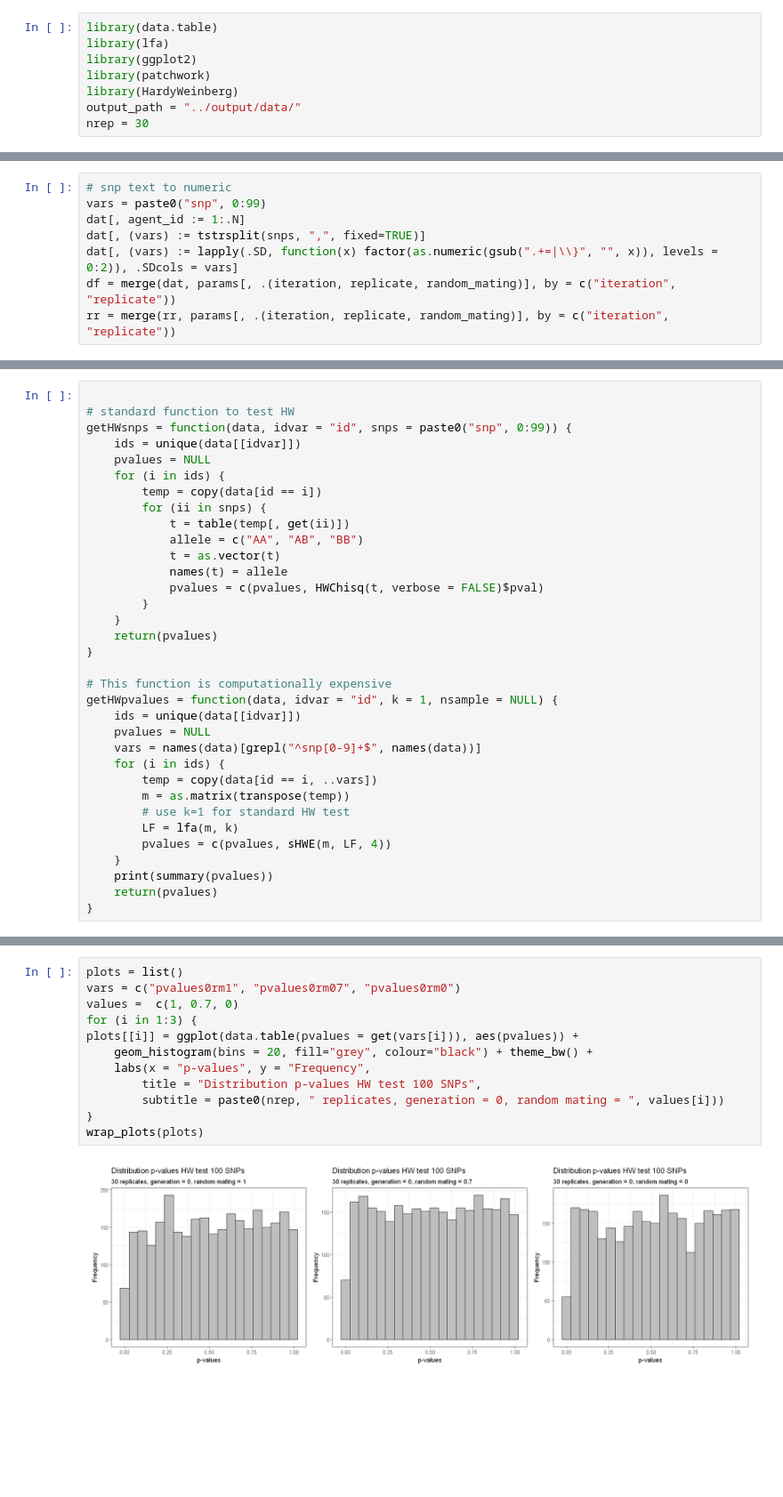
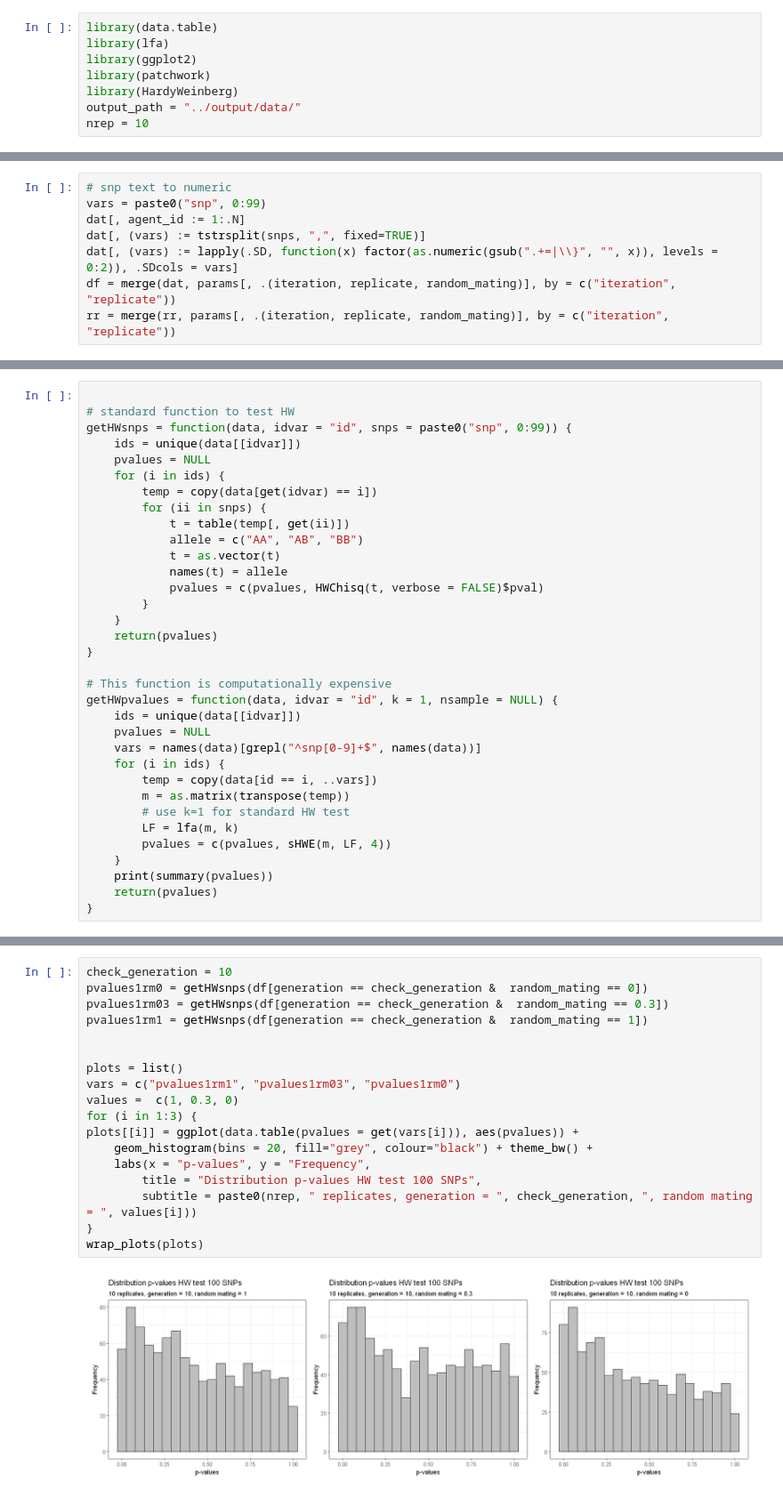
Before and after one commit to sdaza/obesity-dem-heritability, a Jupyter notebook: notebooks/testing-hw-snp-simulation.ipynb, the cells around one changed output, grey strips where cells are left out. Shown at 89% size. Saved outputs shown, nothing was run; the diff lists cells and outputs as text; blank space fills up the shorter version.

```diff
--- a/notebooks/testing-hw-snp-simulation.ipynb
+++ b/notebooks/testing-hw-snp-simulation.ipynb
@@ -13,7 +14,7 @@ library(ggplot2)
 library(patchwork)
 library(HardyWeinberg)
 output_path = "../output/data/"
-nrep = 30
+nrep = 10
 # %%
 # read data
 dat = fread(paste0(output_path, "agents-snp-hw.csv"))
@@ -53,7 +62,7 @@ getHWsnps = function(data, idvar = "id", snps = paste0("snp", 0:99)) {
     ids = unique(data[[idvar]])
     pvalues = NULL
     for (i in ids) {
-        temp = copy(data[id == i])
+        temp = copy(data[get(idvar) == i])
         for (ii in snps) {
             t = table(temp[, get(ii)])
             allele = c("AA", "AB", "BB")
@@ -134,14 +133,20 @@ It might be due to how fertility is implemented or the life cycle of agents (rep
 # %%
+check_generation = 10
+pvalues1rm0 = getHWsnps(df[generation == check_generation &  random_mating == 0])
+pvalues1rm03 = getHWsnps(df[generation == check_generation &  random_mating == 0.3])
+pvalues1rm1 = getHWsnps(df[generation == check_generation &  random_mating == 1])
+
+
 plots = list()
-vars = c("pvalues0rm1", "pvalues0rm07", "pvalues0rm0")
-values =  c(1, 0.7, 0)
+vars = c("pvalues1rm1", "pvalues1rm03", "pvalues1rm0")
+values =  c(1, 0.3, 0)
 for (i in 1:3) {
 plots[[i]] = ggplot(data.table(pvalues = get(vars[i])), aes(pvalues)) +
     geom_histogram(bins = 20, fill="grey", colour="black") + theme_bw() +
     labs(x = "p-values", y = "Frequency",
         title = "Distribution p-values HW test 100 SNPs",
-        subtitle = paste0(nrep, " replicates, generation = 0, random mating = ", values[i]))
+        subtitle = paste0(nrep, " replicates, generation = ", check_generation, ", random mating = ", values[i]))
 }
 wrap_plots(plots)
 # %% [output]
-[figure, old version]
+[figure, new version]
```
Also changed, not shown: parts of 19 cells of this notebook, 10 other files.
